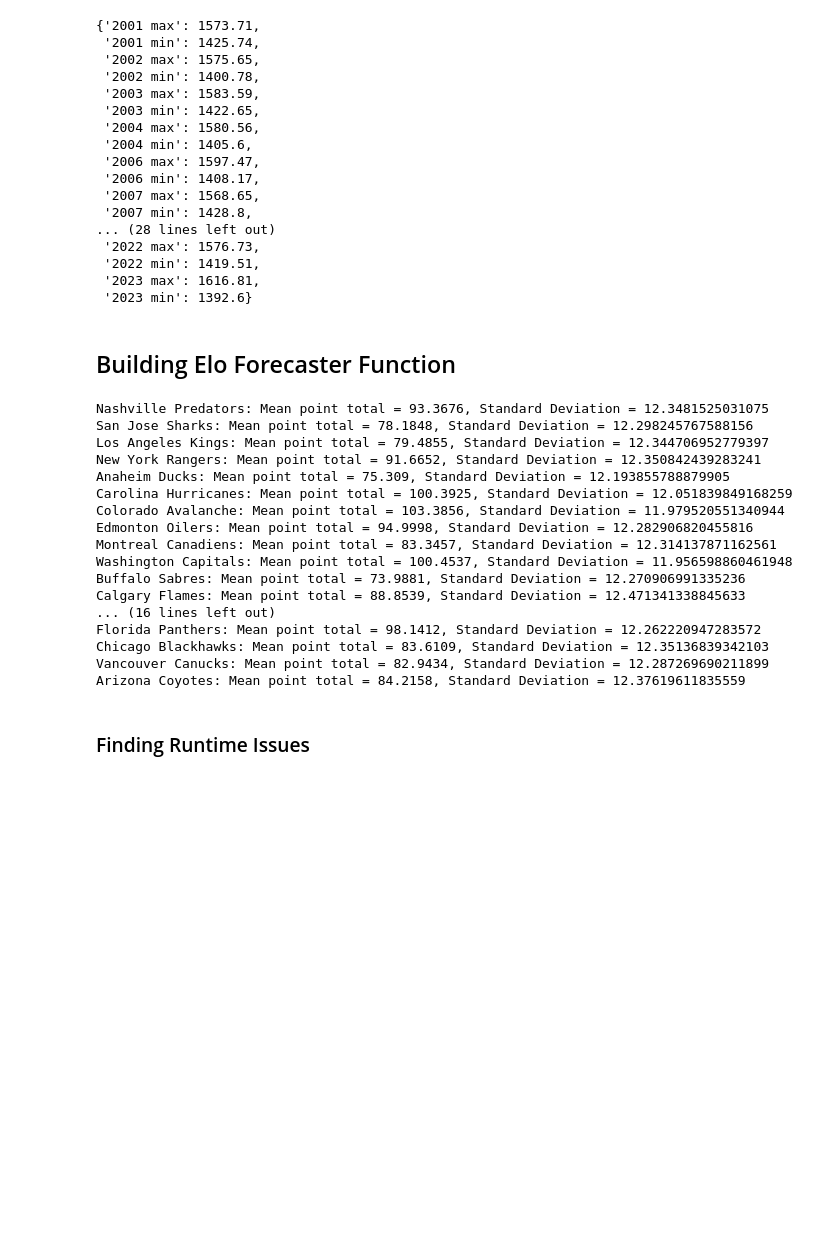
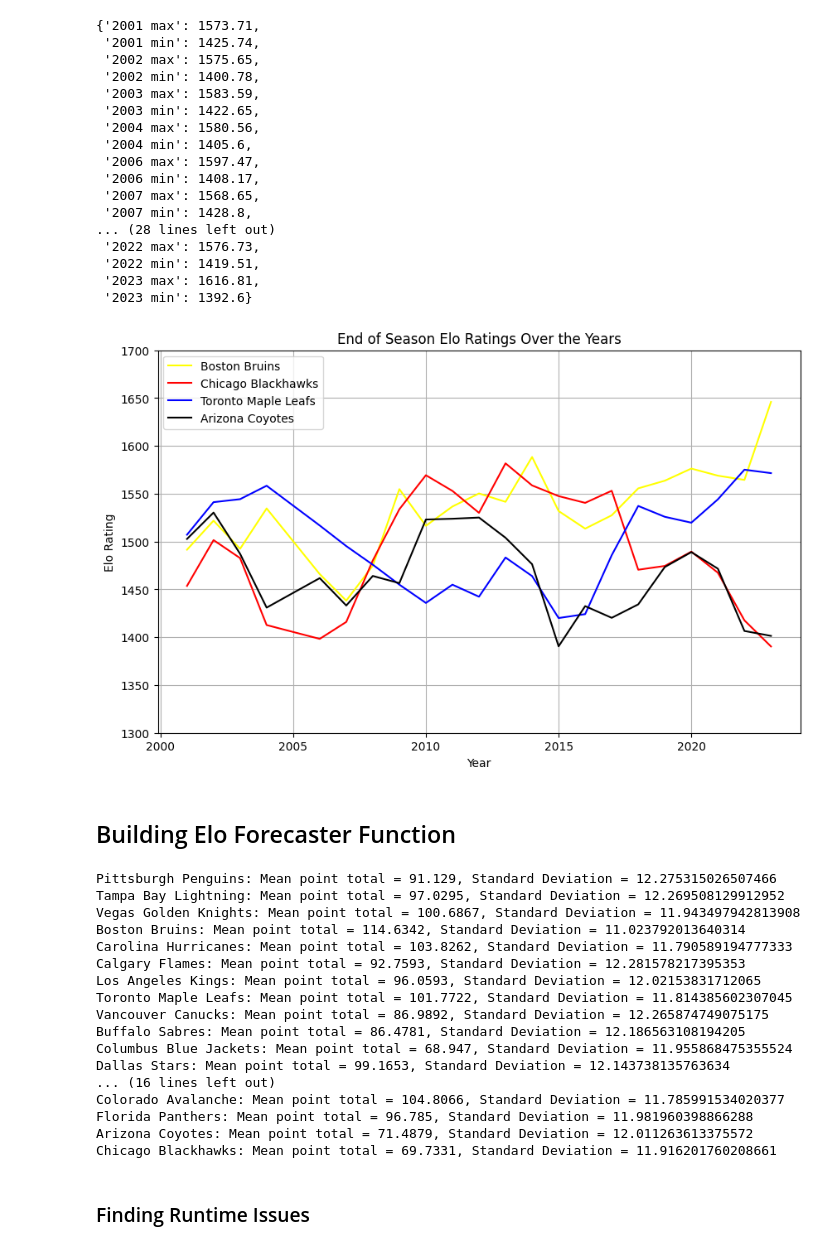
Before and after one commit to hinayatali9/MIE368_PROJECT, a Jupyter notebook: team_proj/scripts/Forecasting Games.ipynb, the cells around one changed output. Cells and saved outputs as stored; diff of their text form; code cells hidden in the pictures; blank space fills up the shorter version.

Commit message:
added code for presentation visuals

```diff
--- a/team_proj/scripts/Forecasting Games.ipynb
+++ b/team_proj/scripts/Forecasting Games.ipynb
@@ -242,6 +242,28 @@ max_min
  '2022 min': 1419.51,
  '2023 max': 1616.81,
  '2023 min': 1392.6}
+# %%
+import matplotlib.pyplot as plt
+
+# Choose teams
+selected_teams_colors = {'Boston Bruins': 'yellow', 'Chicago Blackhawks':'red', 'Toronto Maple Leafs':'blue', 'Arizona Coyotes':'black'}
+
+# Plotting
+plt.figure(figsize=(10, 6))
+
+for team, color in selected_teams_colors.items():
+    elo_values = [final_season_elos[year][team] for year in final_season_elos]
+    plt.plot(list(final_season_elos.keys()), elo_values, label=team, color=color)
+
+plt.xlabel('Year')
+plt.ylabel('Elo Rating')
+plt.title('End of Season Elo Ratings Over the Years')
+plt.legend()
+plt.grid(True)
+plt.ylim(1300, 1700)  # Adjust these values based on your preference
+plt.show()
+# %% [output]
+[figure, added]
 # %% [markdown]
 ## Building Elo Forecaster Function
 # %%
@@ -366,8 +388,13 @@ def playoff_tracker(simulation_pts, playoffs_made):
 # %%
 np.random.seed(0)
 
-df2 = copy.deepcopy(scores_df[scores_df['Season'] == 2023])
-season_2022 = df2.copy()
+#scores_df1 = pd.read_csv('C:/Users/Gabriel/Documents/GitHub/MIE368_PROJECT/team_proj/data/season_data.csv')
+# For 2023-2024 season forecasting uncomment below
+scores_df2 = pd.read_csv('C:/Users/Gabriel/Documents/GitHub/MIE368_PROJECT/team_proj/data/nhl_2023_2024_season.csv')
+#scores_df = pd.concat([scores_df1, scores_df2])
+df2 = copy.deepcopy(scores_df2)
+
+season_2024 = df2.copy()
 num_simulations = 10000
 season_weight = 0.8
 average_weight = 0.2
@@ -379,7 +406,7 @@ standings = {team: np.zeros(num_simulations) for team in df2['Home'].unique()}
 playoffs_counter = {team: 0 for team in df2['Home'].unique()}
 
 for simulation in range(num_simulations):
-    elo_end = copy.deepcopy(final_season_elos[2021])  # Creating a deep copy of final_season_elos[2021]
+    elo_end = elo  # Creating a deep copy of final_season_elos[2021]
 
     elo_ratings = {}  # Reset Elo ratings for the new season
 
@@ -389,7 +416,7 @@ for simulation in range(num_simulations):
         starting_elo = (season_weight * prev_season_elo) + (average_weight * league_avg_elo)
         elo_ratings[team] = round(starting_elo, 2)
 
-    season_2022, elo_ratings, simulation_pts = season_forecaster(season_2022, elo_ratings)
+    season_2024, elo_ratings, simulation_pts = season_forecaster(season_2024, elo_ratings)
     playoffs_counter = playoff_tracker(simulation_pts, playoffs_counter)
 
     for team, pts in simulation_pts.items():
@@ -402,23 +429,23 @@ for team, pts in standings.items():
     std_deviation = np.std(pts)
     print(f"{team}: Mean point total = {mean_pts}, Standard Deviation = {std_deviation}")
 # %% [output]
-Nashville Predators: Mean point total = 93.3676, Standard Deviation = 12.3481525031075
-San Jose Sharks: Mean point total = 78.1848, Standard Deviation = 12.298245767588156
-Los Angeles Kings: Mean point total = 79.4855, Standard Deviation = 12.344706952779397
-New York Rangers: Mean point total = 91.6652, Standard Deviation = 12.350842439283241
-Anaheim Ducks: Mean point total = 75.309, Standard Deviation = 12.193855788879905
-Carolina Hurricanes: Mean point total = 100.3925, Standard Deviation = 12.051839849168259
-Colorado Avalanche: Mean point total = 103.3856, Standard Deviation = 11.979520551340944
-Edmonton Oilers: Mean point total = 94.9998, Standard Deviation = 12.282906820455816
-Montreal Canadiens: Mean point total = 83.3457, Standard Deviation = 12.314137871162561
-Washington Capitals: Mean point total = 100.4537, Standard Deviation = 11.956598860461948
-Buffalo Sabres: Mean point total = 73.9881, Standard Deviation = 12.270906991335236
-Calgary Flames: Mean point total = 88.8539, Standard Deviation = 12.471341338845633
+Pittsburgh Penguins: Mean point total = 91.129, Standard Deviation = 12.275315026507466
+Tampa Bay Lightning: Mean point total = 97.0295, Standard Deviation = 12.269508129912952
+Vegas Golden Knights: Mean point total = 100.6867, Standard Deviation = 11.943497942813908
+Boston Bruins: Mean point total = 114.6342, Standard Deviation = 11.023792013640314
+Carolina Hurricanes: Mean point total = 103.8262, Standard Deviation = 11.790589194777333
+Calgary Flames: Mean point total = 92.7593, Standard Deviation = 12.281578217395353
+Los Angeles Kings: Mean point total = 96.0593, Standard Deviation = 12.02153831712065
+Toronto Maple Leafs: Mean point total = 101.7722, Standard Deviation = 11.814385602307045
+Vancouver Canucks: Mean point total = 86.9892, Standard Deviation = 12.265874749075175
+Buffalo Sabres: Mean point total = 86.4781, Standard Deviation = 12.186563108194205
+Columbus Blue Jackets: Mean point total = 68.947, Standard Deviation = 11.955868475355524
+Dallas Stars: Mean point total = 99.1653, Standard Deviation = 12.143738135763634
 ... (16 lines left out)
-Florida Panthers: Mean point total = 98.1412, Standard Deviation = 12.262220947283572
-Chicago Blackhawks: Mean point total = 83.6109, Standard Deviation = 12.35136839342103
-Vancouver Canucks: Mean point total = 82.9434, Standard Deviation = 12.287269690211899
-Arizona Coyotes: Mean point total = 84.2158, Standard Deviation = 12.37619611835559
+Colorado Avalanche: Mean point total = 104.8066, Standard Deviation = 11.785991534020377
+Florida Panthers: Mean point total = 96.785, Standard Deviation = 11.981960398866288
+Arizona Coyotes: Mean point total = 71.4879, Standard Deviation = 12.011263613375572
+Chicago Blackhawks: Mean point total = 69.7331, Standard Deviation = 11.916201760208661
 # %% [markdown]
 ### Finding Runtime Issues
 # %%
```
Also changed, not shown: parts of 11 cells of this notebook, 1 other file.
